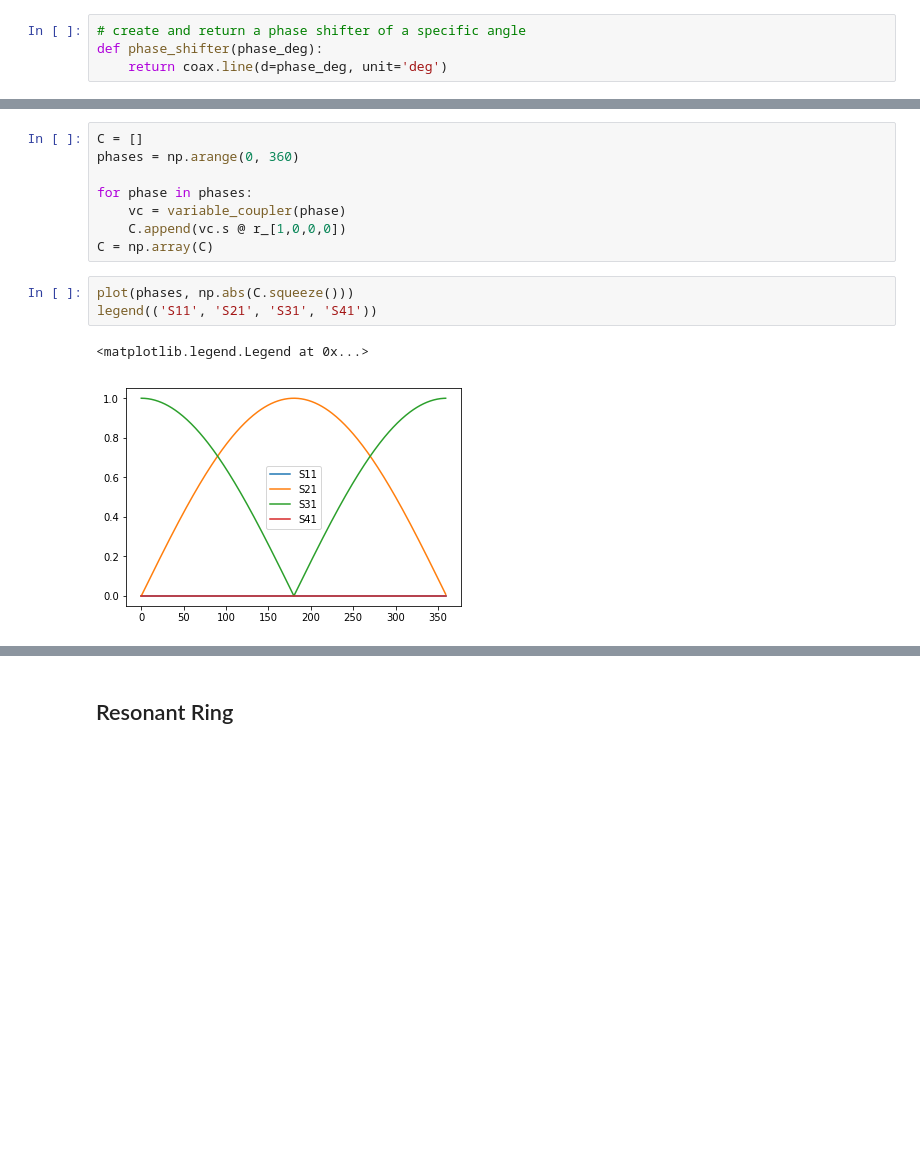
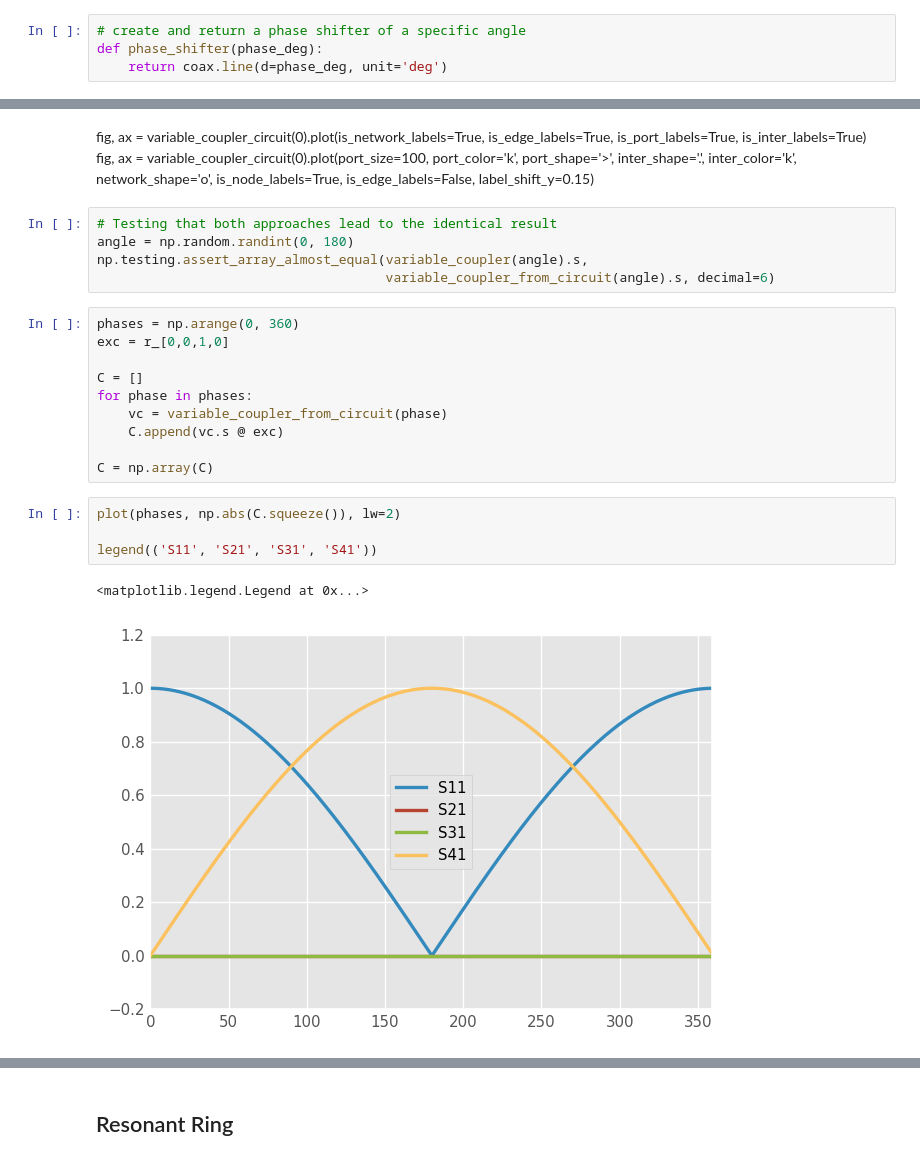
Before and after one commit to Hash--/ICRH, a Jupyter notebook: TWA/Master Fusion Hands-on/Master Fusion Hands-on TWA.ipynb, the cells around one changed output, grey strips where cells are left out. Cells and saved outputs as stored; diff of their text form; blank space fills up the shorter version.

Commit message:
Made the circuit with skrf.Circuit

```diff
--- a/TWA/Master Fusion Hands-on/Master Fusion Hands-on TWA.ipynb
+++ b/TWA/Master Fusion Hands-on/Master Fusion Hands-on TWA.ipynb
@@ -60,17 +170,32 @@ def variable_coupler(phase_deg):
+# %% [markdown]
+fig, ax = variable_coupler_circuit(0).plot(is_network_labels=True, is_edge_labels=True,
+                                           is_port_labels=True, is_inter_labels=True)
+fig, ax = variable_coupler_circuit(0).plot(port_size=100, port_color='k', port_shape='>',
+                                inter_shape='.', inter_color='k', network_shape='o',
+                                 is_node_labels=True, is_edge_labels=False,
+                                label_shift_y=0.15)
+# %%
+# Testing that both approaches lead to the identical result
+angle = np.random.randint(0, 180)
+np.testing.assert_array_almost_equal(variable_coupler(angle).s,
+                                     variable_coupler_from_circuit(angle).s, decimal=6)
 # %%
+phases = np.arange(0, 360)
+exc = r_[0,0,1,0]
+
 C = []
-phases = np.arange(0, 360)
+for phase in phases:
+    vc = variable_coupler_from_circuit(phase)
+    C.append(vc.s @ exc)
 
-for phase in phases:
-    vc = variable_coupler(phase)
-    C.append(vc.s @ r_[1,0,0,0])
 C = np.array(C)
 # %%
-plot(phases, np.abs(C.squeeze()))
+plot(phases, np.abs(C.squeeze()), lw=2)
+
 legend(('S11', 'S21', 'S31', 'S41'))
 # %% [output]
 <matplotlib.legend.Legend at 0x...>
-[figure, old version]
+[figure, new version]
 # %%
 plot(phases, 180/pi*np.angle(C.squeeze()))
 legend(('S11', 'S21', 'S31', 'S41'))
```
Also changed, not shown: parts of 28 cells of this notebook.
